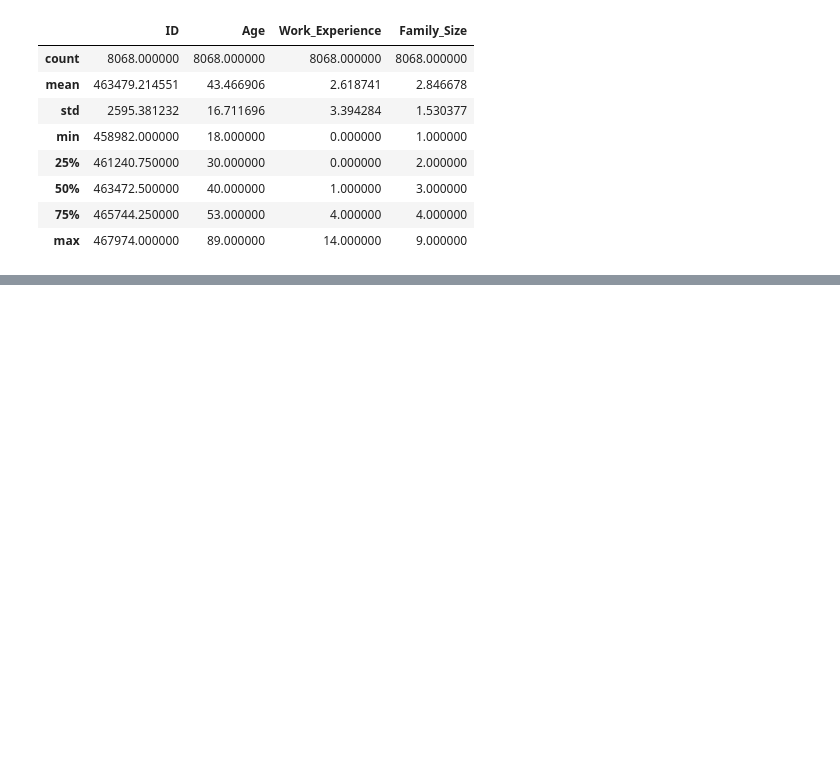
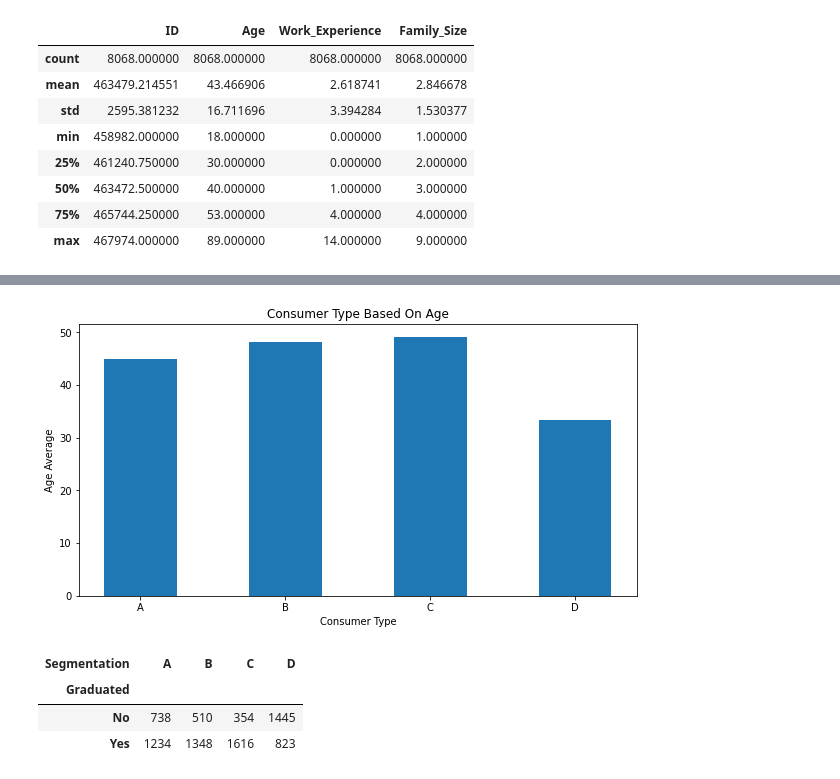
Before and after one commit to AniketKS30/Deep-Learning, a Jupyter notebook: Train_Test.ipynb, the cells around one changed output, grey strips where cells are left out. Saved outputs shown, nothing was run; the diff lists cells and outputs as text; code cells hidden in the pictures; blank space fills up the shorter version.

```diff
--- a/Train_Test.ipynb
+++ b/Train_Test.ipynb
@@ -137,0 +192,5 @@ fig.show()
+# %%
+# Customer Type Based On Age
+
+age_based = pd.DataFrame(df.groupby('Segmentation')['Age'].mean())
+age_based
@@ -137,0 +204,20 @@ fig.show()
+# %%
+fig,ax = plt.subplots(figsize=(10,5))
+ax.bar(age_based.index,age_based['Age'],width=0.5)
+
+plt.title('Consumer Type Based On Age')
+ax.set_xlabel('Consumer Type')
+ax.set_ylabel('Age Average')
+plt.show()
+# %% [output]
+[figure, added]
+# %%
+# Customer Type Based On Have Been Graduated or not
+
+grad_based = pd.pivot_table(df,values='ID',index=['Graduated'],columns=['Segmentation'],aggfunc=np.count_nonzero)
+grad_based
+# %% [output]
+| Segmentation | A | B | C | D |
+| Graduated |  |  |  |  |
+| No | 738 | 510 | 354 | 1445 |
+| Yes | 1234 | 1348 | 1616 | 823 |
```
Also changed, not shown: parts of 35 cells of this notebook.
